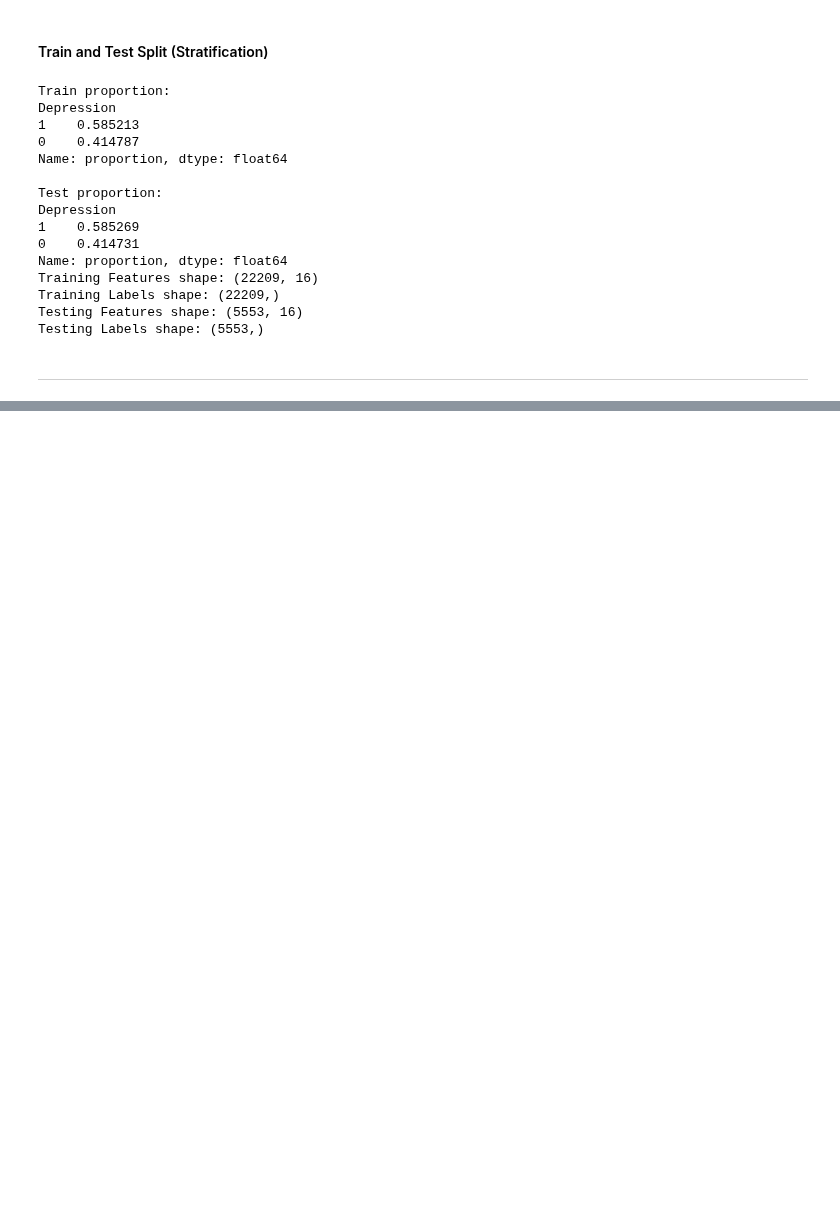
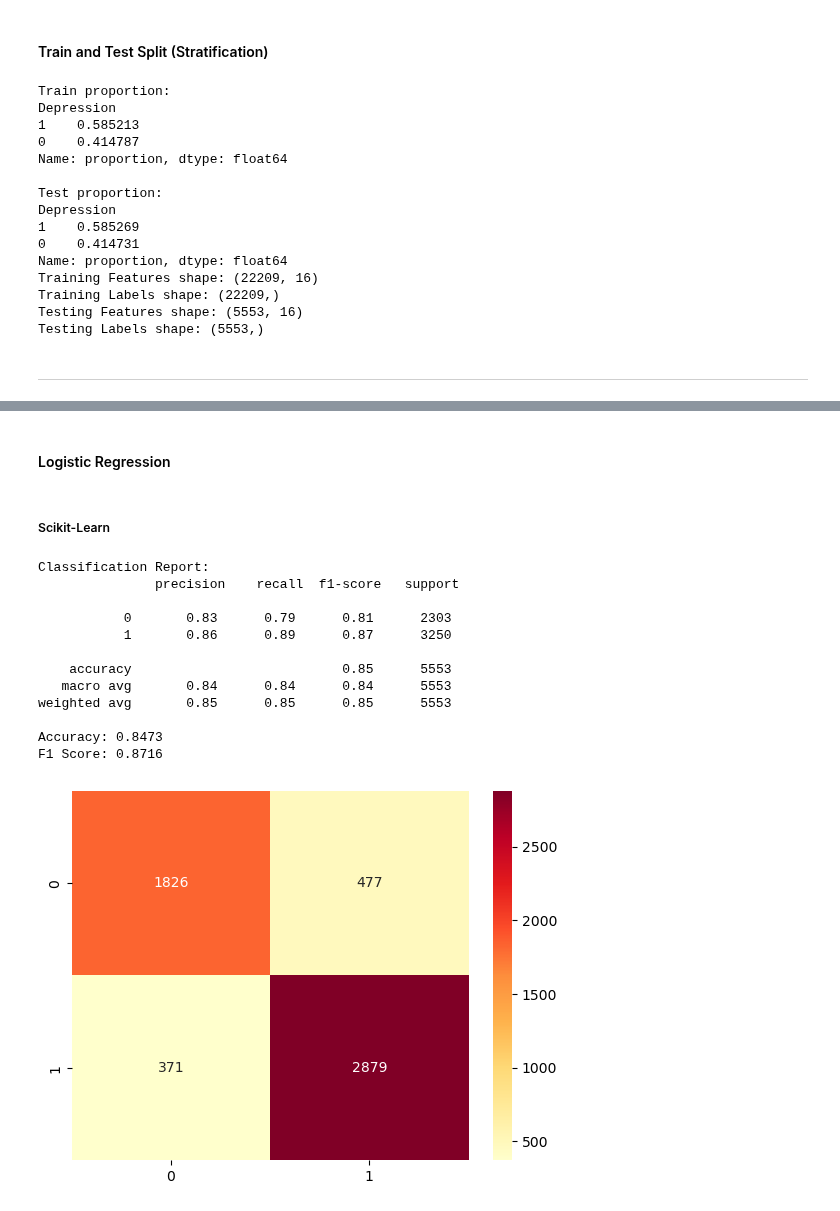
Before and after one commit to Siddharth-Saravanan/Student_Depression_Analysis_and_Prediction_using_Machine_Learning, a Jupyter notebook: student_depression_prediction.ipynb, the cells around one changed output, grey strips where cells are left out. Cells and saved outputs as stored; diff of their text form; code cells hidden in the pictures; blank space fills up the shorter version.

Commit message:
Model Building: Added Logistic Regression(sklearn) + Results

```diff
--- a/student_depression_prediction.ipynb
+++ b/student_depression_prediction.ipynb
@@ -1571,0 +1587,34 @@ Testing Labels shape: (5553,)
+# %% [markdown]
+#### Logistic Regression
+# %% [markdown]
+##### Scikit-Learn
+# %%
+from sklearn.linear_model import LogisticRegression
+
+model = LogisticRegression(max_iter=1000)
+model.fit(X_train,y_train)
+y_pred = model.predict(X_test)
+# %%
+from sklearn.metrics import accuracy_score, f1_score, classification_report, confusion_matrix
+
+print("Classification Report:\n", classification_report(y_test, y_pred))
+
+cm = confusion_matrix(y_test, y_pred)
+sns.heatmap(cm, cmap='YlOrRd', annot=True, fmt='d')
+
+print("Accuracy:", round(accuracy_score(y_test, y_pred),4))
+print("F1 Score:", round(f1_score(y_test, y_pred),4))
+# %% [output]
+Classification Report:
+               precision    recall  f1-score   support
+
+           0       0.83      0.79      0.81      2303
+           1       0.86      0.89      0.87      3250
+
+    accuracy                           0.85      5553
+   macro avg       0.84      0.84      0.84      5553
+weighted avg       0.85      0.85      0.85      5553
+
+Accuracy: 0.8473
+F1 Score: 0.8716
+[figure, added]
```
Also changed, not shown: parts of 13 cells of this notebook.
